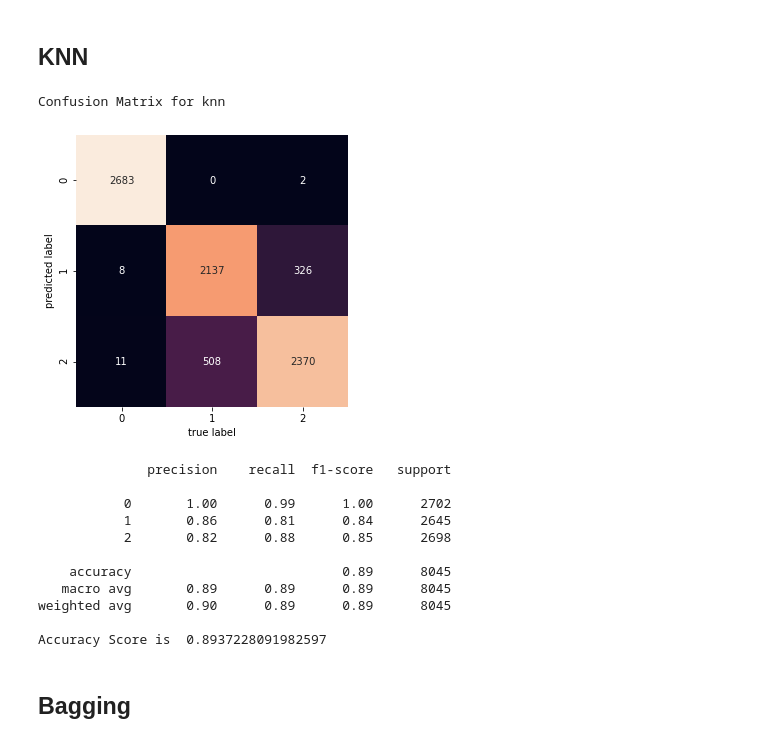
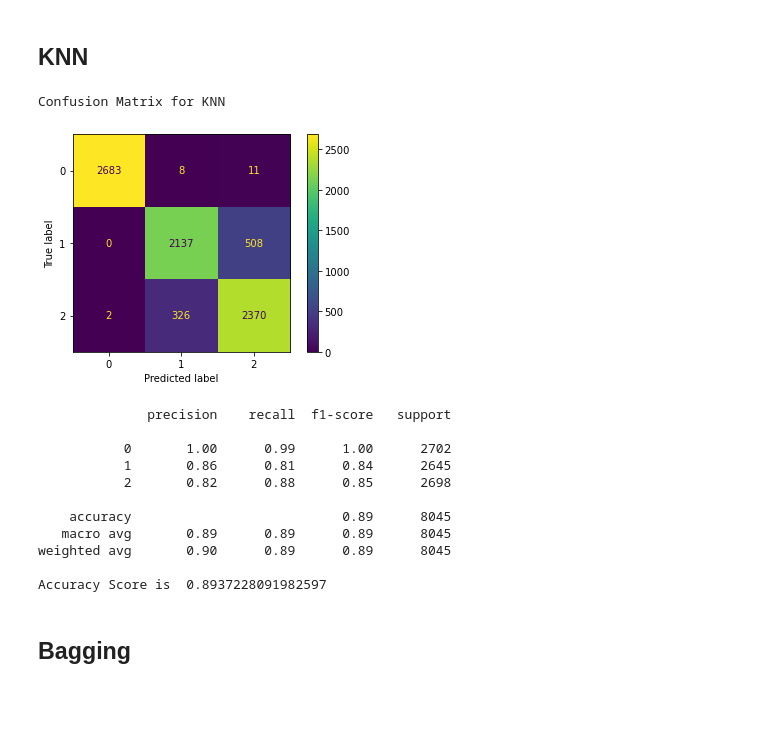
Before and after one commit to Arieh-code/second-semester-final, a Jupyter notebook: Hands movement.ipynb, the cells around one changed output. Drawn from its saved outputs; the diff is of its cells as text; code cells hidden in the pictures; blank space fills up the shorter version.

```diff
--- a/Hands movement.ipynb
+++ b/Hands movement.ipynb
@@ -427,21 +414,19 @@ Accuracy Score is  0.8623990055935363
 # %%
 knn_clf=KNeighborsClassifier(n_neighbors=45,weights='distance')
 knn_clf.fit(x_train,y_train)
 y_pred = knn_clf.predict(x_test)
-plt.figure(1, figsize= (5,5))
-cm=confusion_matrix(y_test, y_pred, labels=None, sample_weight=None)
-print("Confusion Matrix for knn")
-sns.heatmap(cm.T, square=True, annot=True, fmt='d', cbar=False)
-plt.xlabel('true label')
-plt.ylabel('predicted label')
+
+print("Confusion Matrix for KNN")
+plot_confusion_matrix( knn_clf, x_test , y_test)
 plt.show()
 plt.close()
+
 print(classification_report(y_test,y_pred))
 knn_score= knn_clf.score(x_test, y_test)
 print("Accuracy Score is ", knn_score)
 # %% [output]
-Confusion Matrix for knn
+Confusion Matrix for KNN
-[figure, old version]
+[figure, new version]
               precision    recall  f1-score   support
 
            0       1.00      0.99      1.00      2702
```
Also changed, not shown: parts of 13 cells of this notebook.
